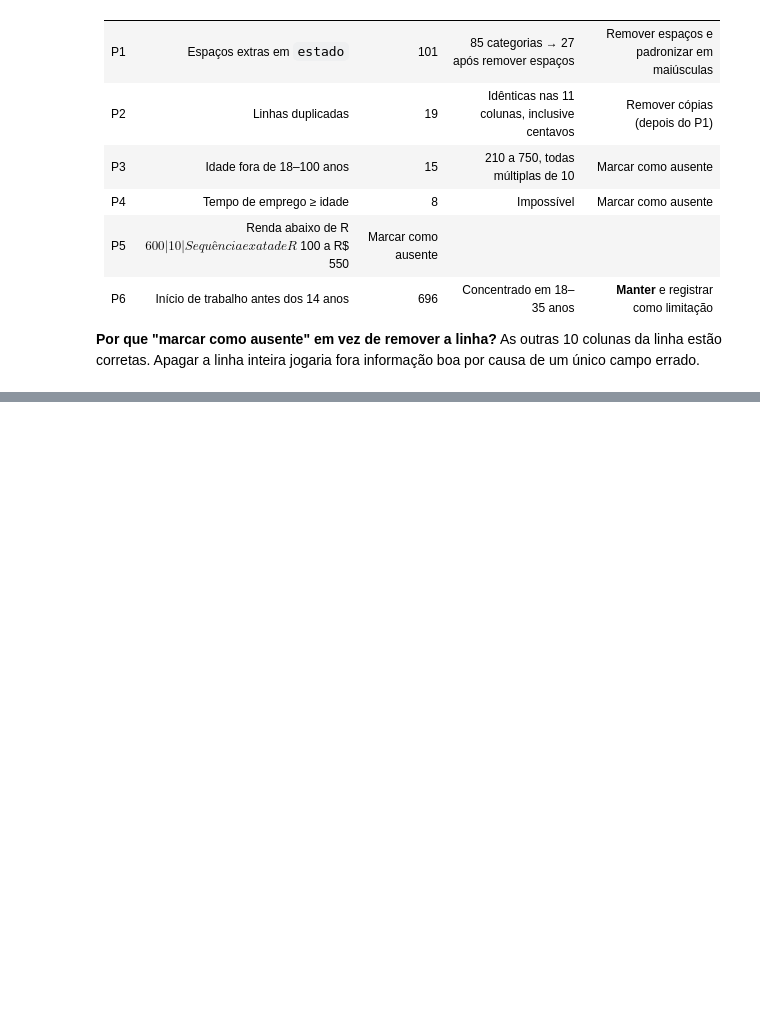
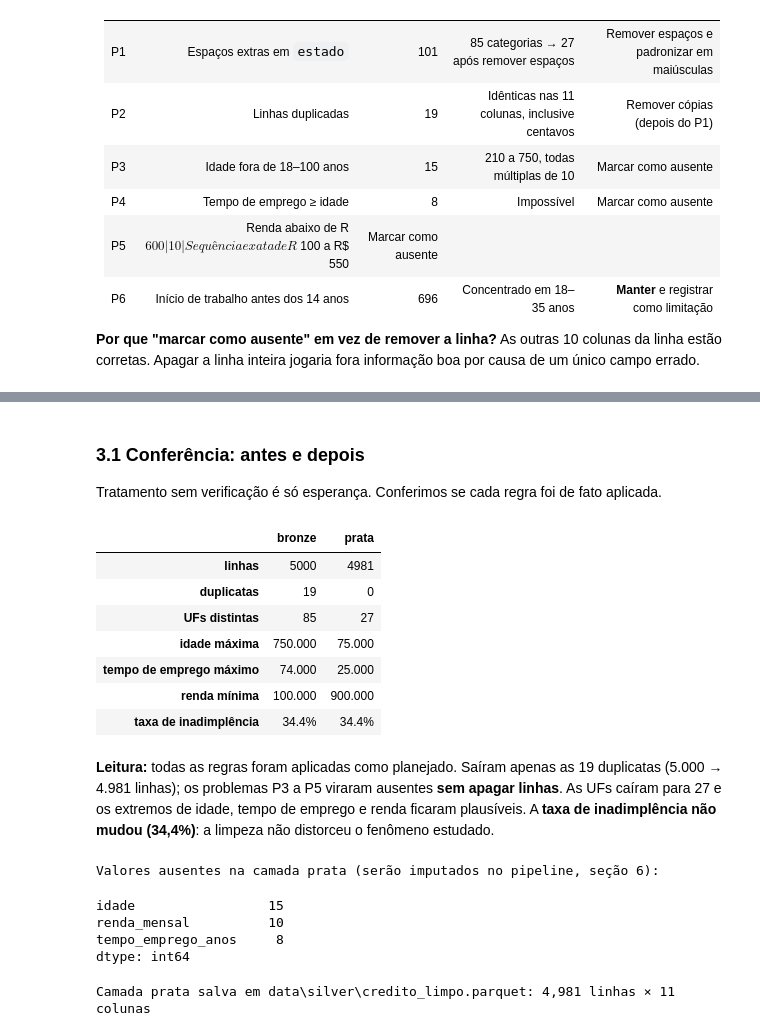
Before and after one commit to alexlourenc/CredAIR-v2, a Jupyter notebook: notebooks/analise_credito.ipynb, the cells around one changed output, grey strips where cells are left out. Cells and saved outputs as stored; diff of their text form; code cells hidden in the pictures; blank space fills up the shorter version.

```diff
--- a/notebooks/analise_credito.ipynb
+++ b/notebooks/analise_credito.ipynb
@@ -252,0 +308,42 @@ pd.DataFrame({
+# %% [markdown]
+### 3.1 Conferência: antes e depois
+
+Tratamento sem verificação é só esperança. Conferimos se cada regra foi de fato aplicada.
+# %%
+checagens = {
+    "linhas": (len(bronze), len(prata)),
+    "duplicatas": (bronze.duplicated().sum(), prata.duplicated().sum()),
+    "UFs distintas": (bronze["estado"].nunique(), prata["estado"].nunique()),
+    "idade máxima": (bronze["idade"].max(), prata["idade"].max()),
+    "tempo de emprego máximo": (bronze["tempo_emprego_anos"].max(), prata["tempo_emprego_anos"].max()),
+    "renda mínima": (bronze["renda_mensal"].min(), prata["renda_mensal"].min()),
+    "taxa de inadimplência": (f"{bronze['inadimplente'].mean():.1%}", f"{prata['inadimplente'].mean():.1%}"),
+}
+pd.DataFrame(checagens, index=["bronze", "prata"]).T
+# %% [output]
+|  | bronze | prata |
+| linhas | 5000 | 4981 |
+| duplicatas | 19 | 0 |
+| UFs distintas | 85 | 27 |
+| idade máxima | 750.000 | 75.000 |
+| tempo de emprego máximo | 74.000 | 25.000 |
+| renda mínima | 100.000 | 900.000 |
+| taxa de inadimplência | 34.4% | 34.4% |
+# %% [markdown]
+**Leitura:** todas as regras foram aplicadas como planejado. Saíram apenas as 19 duplicatas (5.000 → 4.981 linhas); os problemas P3 a P5 viraram ausentes **sem apagar linhas**. As UFs caíram para 27 e os extremos de idade, tempo de emprego e renda ficaram plausíveis. A **taxa de inadimplência não mudou (34,4%)**: a limpeza não distorceu o fenômeno estudado.
+# %%
+print("Valores ausentes na camada prata (serão imputados no pipeline, seção 6):")
+ausentes = prata.isna().sum()
+ausentes[ausentes > 0]
+# %% [output]
+Valores ausentes na camada prata (serão imputados no pipeline, seção 6):
+idade                 15
+renda_mensal          10
+tempo_emprego_anos     8
+dtype: int64
+# %%
+PRATA.parent.mkdir(parents=True, exist_ok=True)
+prata.to_parquet(PRATA, index=False)
+print(f"Camada prata salva em {PRATA.relative_to(RAIZ)}: {prata.shape[0]:,} linhas × {prata.shape[1]} colunas")
+# %% [output]
+Camada prata salva em data\silver\credito_limpo.parquet: 4,981 linhas × 11 colunas
```
Also changed, not shown: parts of 3 cells of this notebook, 1 other file.
